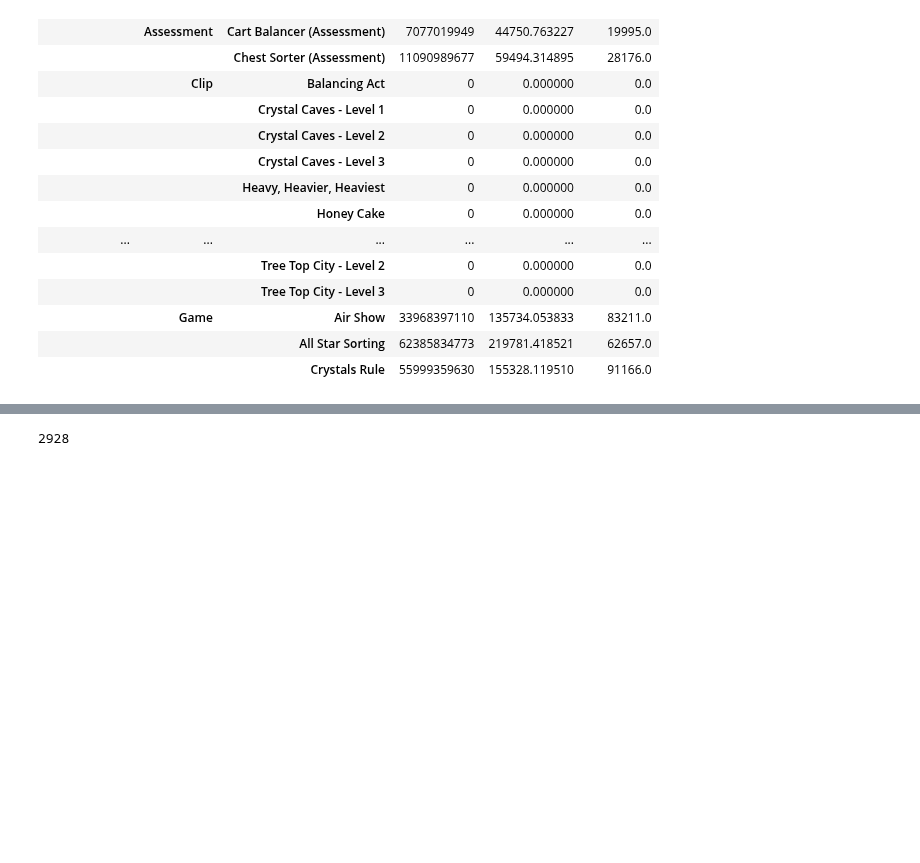
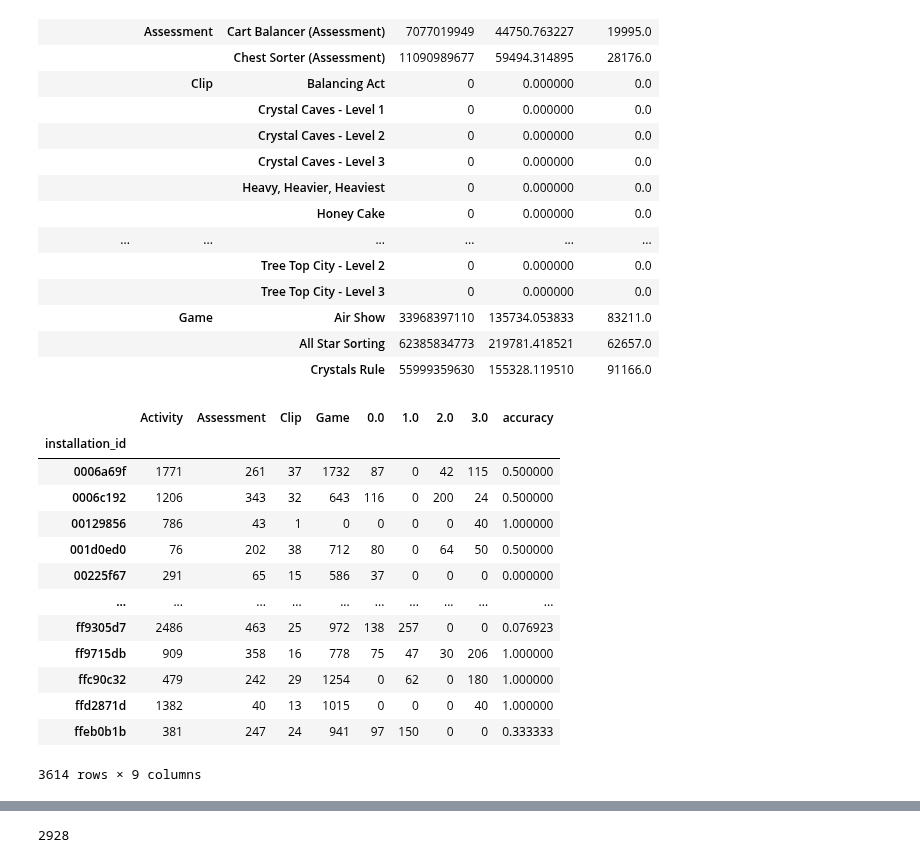
Before and after one commit to cats-in-the-hat/PBS-KIDS2, a Jupyter notebook: JQ.ipynb, the cells around one changed output, grey strips where cells are left out. Cells and saved outputs as stored; diff of their text form; code cells hidden in the pictures; blank space fills up the shorter version.

```diff
--- a/JQ.ipynb
+++ b/JQ.ipynb
@@ -418,0 +417,4 @@ pd.pivot_table(eda, values = ["installation_id"], index=["world", "type", "title
+# %%
+user_result = pd.crosstab(eda.installation_id, eda.accuracy_group)
+# %%
+user_nail_rate = pd.DataFrame(eda.groupby("installation_id")["accuracy"].median())
@@ -418,0 +425,26 @@ pd.pivot_table(eda, values = ["installation_id"], index=["world", "type", "title
+# %%
+# filter random:
+# among all data and the various "learning" items of
+# "Activity", "Clip", "Game"
+# if  participate in none >
+# if participate in at least 1/ 2 > then?
+# how does that compare to participate all three?
+
+# next need to consider time component,
+# finding the order of EEPD
+exp_eepd
+# %% [output]
+|  | Activity | Assessment | Clip | Game | 0.0 | 1.0 | 2.0 | 3.0 | accuracy |
+| installation_id |  |  |  |  |  |  |  |  |  |
+| 0006a69f | 1771 | 261 | 37 | 1732 | 87 | 0 | 42 | 115 | 0.500000 |
+| 0006c192 | 1206 | 343 | 32 | 643 | 116 | 0 | 200 | 24 | 0.500000 |
+| 00129856 | 786 | 43 | 1 | 0 | 0 | 0 | 0 | 40 | 1.000000 |
+| 001d0ed0 | 76 | 202 | 38 | 712 | 80 | 0 | 64 | 50 | 0.500000 |
+| 00225f67 | 291 | 65 | 15 | 586 | 37 | 0 | 0 | 0 | 0.000000 |
+| ... | ... | ... | ... | ... | ... | ... | ... | ... | ... |
+| ff9305d7 | 2486 | 463 | 25 | 972 | 138 | 257 | 0 | 0 | 0.076923 |
+| ff9715db | 909 | 358 | 16 | 778 | 75 | 47 | 30 | 206 | 1.000000 |
+| ffc90c32 | 479 | 242 | 29 | 1254 | 0 | 62 | 0 | 180 | 1.000000 |
+| ffd2871d | 1382 | 40 | 13 | 1015 | 0 | 0 | 0 | 40 | 1.000000 |
+| ffeb0b1b | 381 | 247 | 24 | 941 | 97 | 150 | 0 | 0 | 0.333333 |
+3614 rows × 9 columns
```
Also changed, not shown: parts of 14 cells of this notebook.
